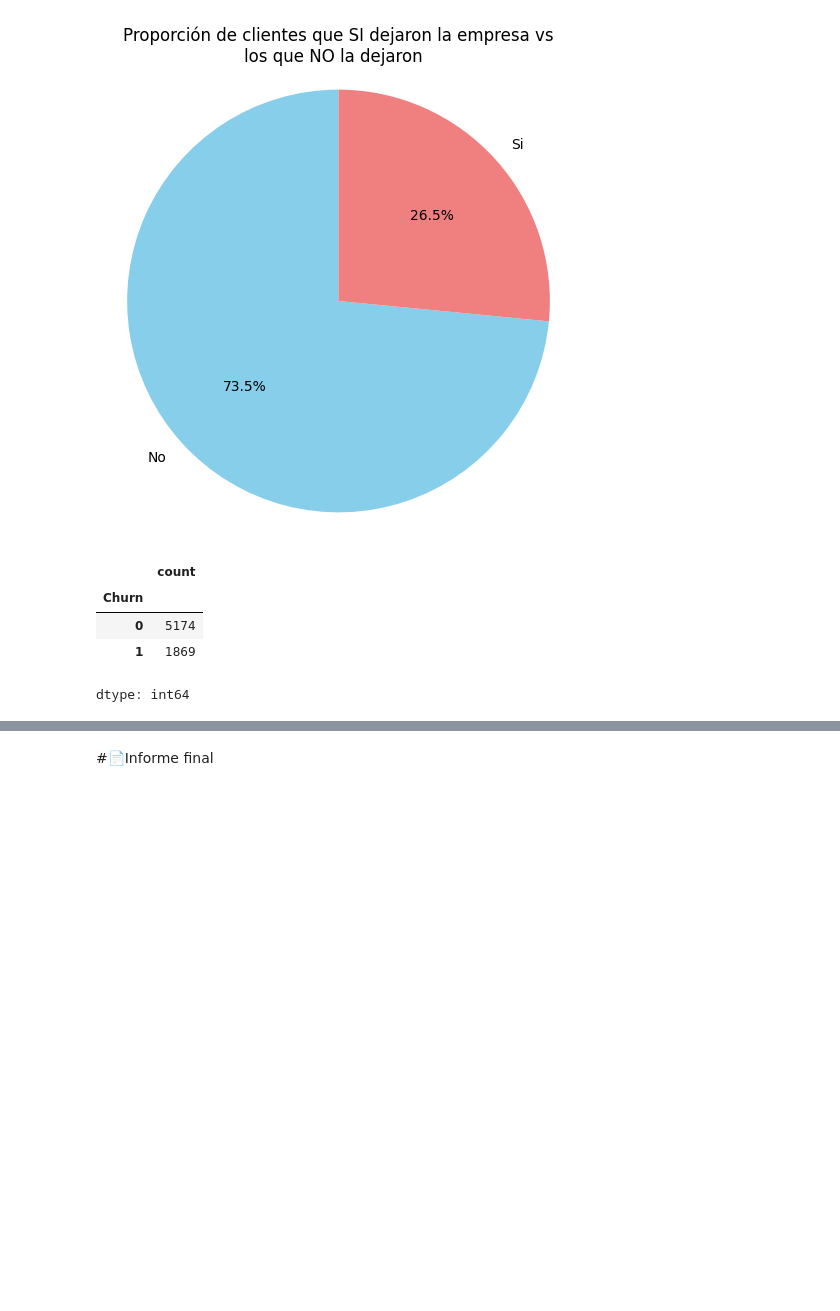
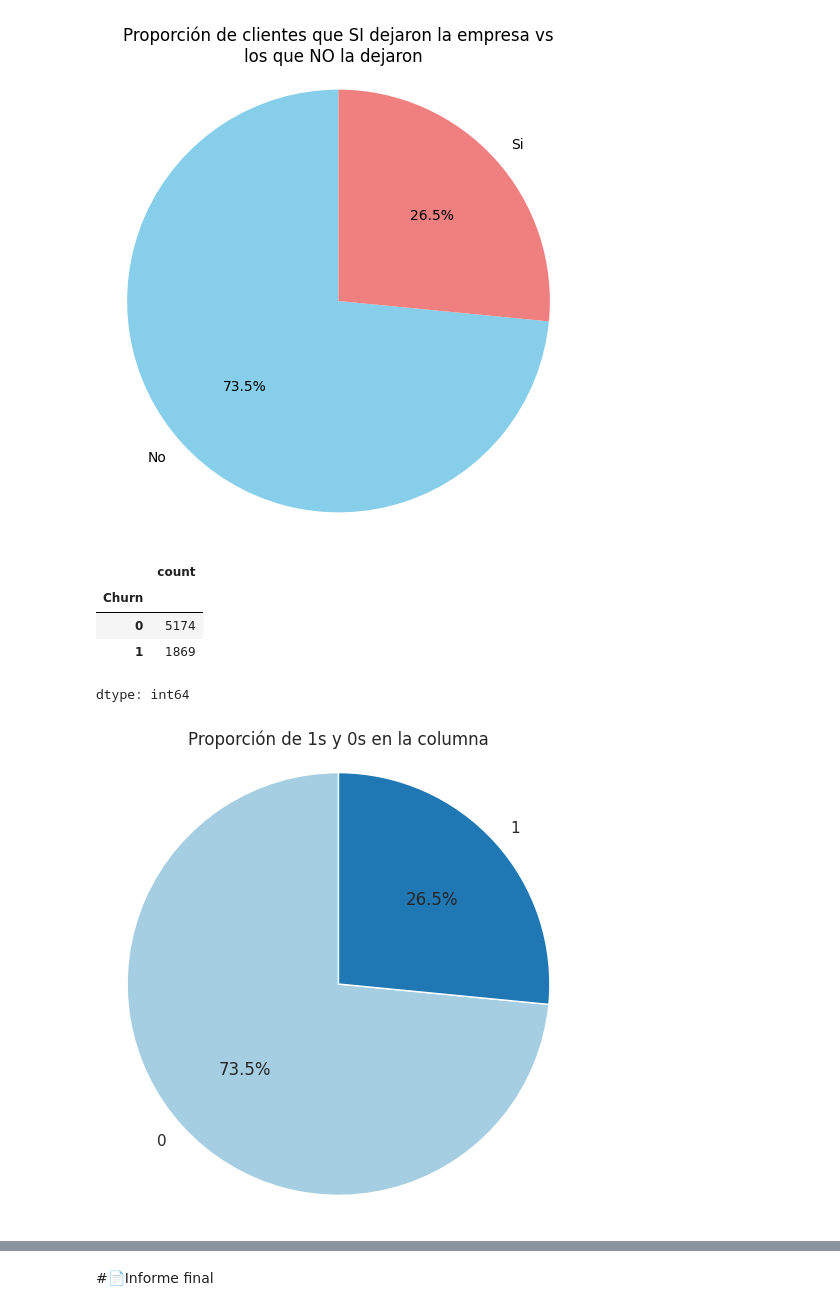
Before and after one commit to Fvargasv/Challenge-X-, a Jupyter notebook: TelecomX_LATAM.ipynb, the cells around one changed output, grey strips where cells are left out. Saved outputs shown, nothing was run; the diff lists cells and outputs as text; code cells hidden in the pictures; blank space fills up the shorter version.

```diff
--- a/TelecomX_LATAM.ipynb
+++ b/TelecomX_LATAM.ipynb
@@ -511,3 +511,26 @@ conteo
 | 0 | 5174 |
 | 1 | 1869 |
 dtype: int64
+# %%
+import seaborn as sns
+
+# Contar proporción de 0 y 1
+conteo = datos['Churn'].value_counts().sort_index()
+
+# Estilo de Seaborn
+sns.set_theme(style="whitegrid")
+
+# Crear gráfico de torta con Matplotlib
+plt.figure(figsize=(6,6))
+plt.pie(
+    conteo,
+    labels=['0', '1'],
+    autopct='%1.1f%%',
+    startangle=90,
+    colors=sns.color_palette("Paired")[0:2]
+)
+plt.title('Proporción de 1s y 0s en la columna')
+plt.axis('equal')
+plt.show()
+# %% [output]
+[figure, added]
```
Also changed, not shown: parts of 6 cells of this notebook.
